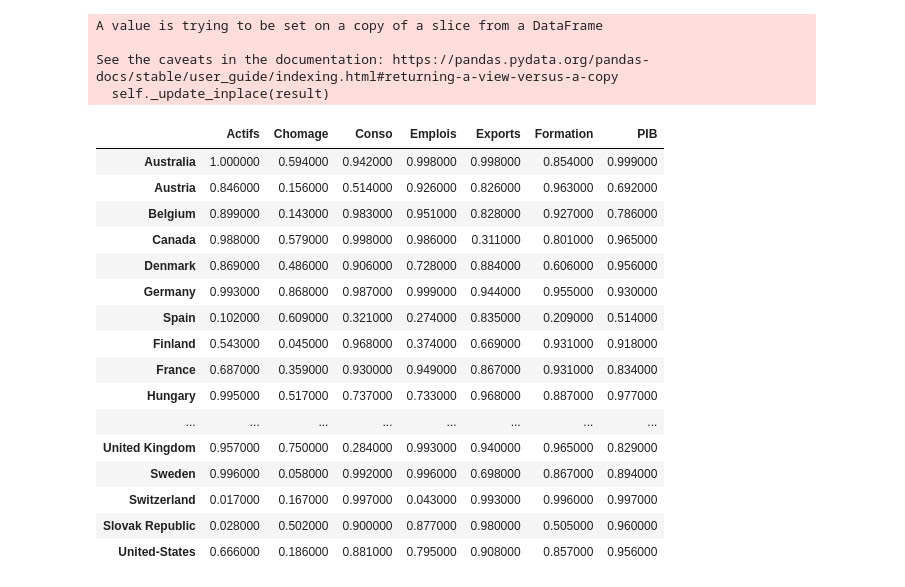
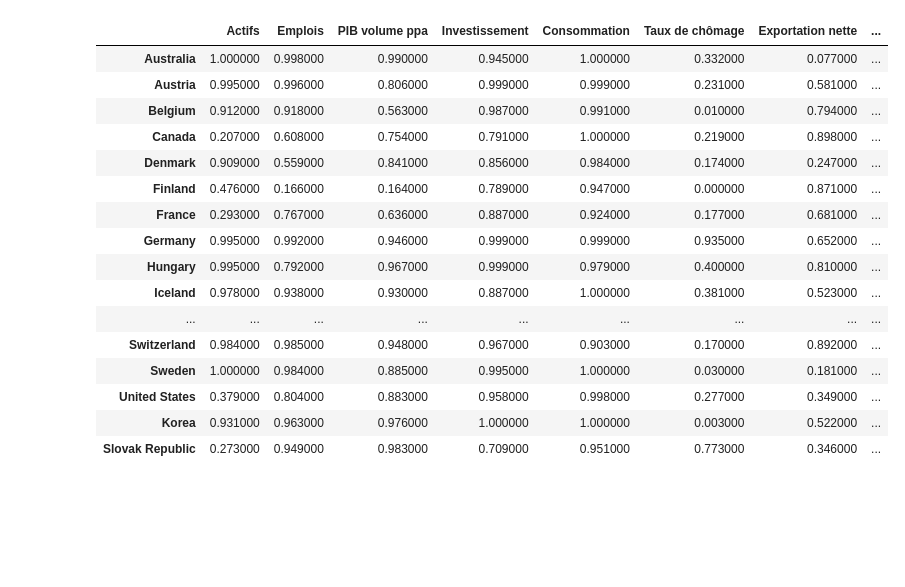
Before and after one commit to Adrien-Mcode/Stat-app-Trumpnomics, a Jupyter notebook: Stationnarité.ipynb, the cells around one changed output. Cells and saved outputs as stored; diff of their text form; code cells hidden in the pictures; blank space fills up the shorter version.

```diff
--- a/Stationnarité.ipynb
+++ b/Stationnarité.ipynb
@@ -28,2 +61,5 @@ log_diff_serie.plot()
+# %%
+pays_ocde = [i for i in data2['Country'].unique()]
+variables = [i for i in data2['VARIABLE'].unique()]
 # %%
 #Préparation des fonctions
@@ -45,7 +81,8 @@ def adf_logdiff(serie1):
 # %%
 # Exemple avec la série temporelle du PIB des USA
 
-serie1 = data['United-States']['PIB']
+serie1 = data2.loc[data2['Country'] == 'United States'].loc[data2['VARIABLE'] == 'GDPVD']['Value'].reset_index().drop('index', axis = 1)
+
 print('P-value pour le test KPSS de la série brute:', kpss_test(serie1))
 print('P-value pour le test KPSS de la série log différenciée:', kpss_logdiff(serie1))
 
@@ -63,51 +106,35 @@ P-value pour le test ADF de la série log différenciée: 0.24
-# %%
-pays_ocde = {"Australia" :'AUS',"Austria":'AUT',"Belgium":'BEL',"Canada":'CAN',"Denmark":'DNK', "Germany" :'DEU', "Spain":'ESP',
-             "Finland":'FIN',"France":'FRA',"Hungary":'HUN',"Ireland":'IRL', "Iceland": 'ISL', "Italy":'ITA', 'Korea': 'KOR',
-             "Japan":'JPN',"Luxembourg":'LUX',"Norway":'NOR',"New-Zealand":'NZL',"Netherlands":'NLD',"Portugal":'PRT',
-             "United Kingdom":'GBR',"Sweden":'SWE',"Switzerland":'CHE',"Slovak Republic":'SVK',"United-States":'USA'}
-
-variables = ['Actifs', 'Chomage', 'Conso', 'Emplois', 'Exports', 'Formation', 'PIB']
-# %%
-pays = []
-for x in pays_ocde.keys():
-    pays.append(x)
 # %%
 # Tableau des p-value des test ADF sur les séries brutes (on s'attend à ne pas avoir beaucoup de séries stationnaires)
 
-tabadf_brut = pd.DataFrame(index= variables, columns= pays)
+tabadf_brut = pd.DataFrame(index= variables, columns= pays_ocde)
 
-for a in pays_ocde.keys():
+for a in pays_ocde:
     for b in variables:
-        serie1 = data[a][b]
-        serie1.dropna(inplace=True)
-        #print(adf_test(serie1))
+        serie1 = data2.loc[data2['Country'] == a].loc[data2['VARIABLE'] == b]['Value'].reset_index().drop('index', axis = 1)
         tabadf_brut[a][b] = adf_test(serie1)
 tabadf_brut = tabadf_brut.T
+tabadf_brut = tabadf_brut.rename(columns={"LF": "Actifs", "ET": "Emplois", 'GDPVD': 'PIB volume ppa', 'IT': 'Investissement', 'CP':'Consommation', 'UNR': 'Taux de chômage', 'FBGS': 'Exportation nette', 'GDP': 'PIB nominal'})
+
 tabadf_brut.style.applymap(lambda x: 'background-color : yellow' if x < 0.05 else '')
-
 # Les valeurs en jaune correspondent aux p-value des séries stationnaires
 # %% [output]
-A value is trying to be set on a copy of a slice from a DataFrame
-
-See the caveats in the documentation: https://pandas.pydata.org/pandas-docs/stable/user_guide/indexing.html#returning-a-view-versus-a-copy
-  self._update_inplace(result)
-|  | Actifs | Chomage | Conso | Emplois | Exports | Formation | PIB |
-| Australia | 1.000000 | 0.594000 | 0.942000 | 0.998000 | 0.998000 | 0.854000 | 0.999000 |
-| Austria | 0.846000 | 0.156000 | 0.514000 | 0.926000 | 0.826000 | 0.963000 | 0.692000 |
-| Belgium | 0.899000 | 0.143000 | 0.983000 | 0.951000 | 0.828000 | 0.927000 | 0.786000 |
-| Canada | 0.988000 | 0.579000 | 0.998000 | 0.986000 | 0.311000 | 0.801000 | 0.965000 |
-| Denmark | 0.869000 | 0.486000 | 0.906000 | 0.728000 | 0.884000 | 0.606000 | 0.956000 |
-| Germany | 0.993000 | 0.868000 | 0.987000 | 0.999000 | 0.944000 | 0.955000 | 0.930000 |
-| Spain | 0.102000 | 0.609000 | 0.321000 | 0.274000 | 0.835000 | 0.209000 | 0.514000 |
-| Finland | 0.543000 | 0.045000 | 0.968000 | 0.374000 | 0.669000 | 0.931000 | 0.918000 |
-| France | 0.687000 | 0.359000 | 0.930000 | 0.949000 | 0.867000 | 0.931000 | 0.834000 |
-| Hungary | 0.995000 | 0.517000 | 0.737000 | 0.733000 | 0.968000 | 0.887000 | 0.977000 |
-| ... | ... | ... | ... | ... | ... | ... | ... |
-| United Kingdom | 0.957000 | 0.750000 | 0.284000 | 0.993000 | 0.940000 | 0.965000 | 0.829000 |
-| Sweden | 0.996000 | 0.058000 | 0.992000 | 0.996000 | 0.698000 | 0.867000 | 0.894000 |
-| Switzerland | 0.017000 | 0.167000 | 0.997000 | 0.043000 | 0.993000 | 0.996000 | 0.997000 |
-| Slovak Republic | 0.028000 | 0.502000 | 0.900000 | 0.877000 | 0.980000 | 0.505000 | 0.960000 |
-| United-States | 0.666000 | 0.186000 | 0.881000 | 0.795000 | 0.908000 | 0.857000 | 0.956000 |
+|  | Actifs | Emplois | PIB volume ppa | Investissement | Consommation | Taux de chômage | Exportation nette | ... |
+| Australia | 1.000000 | 0.998000 | 0.990000 | 0.945000 | 1.000000 | 0.332000 | 0.077000 | ... |
+| Austria | 0.995000 | 0.996000 | 0.806000 | 0.999000 | 0.999000 | 0.231000 | 0.581000 | ... |
+| Belgium | 0.912000 | 0.918000 | 0.563000 | 0.987000 | 0.991000 | 0.010000 | 0.794000 | ... |
+| Canada | 0.207000 | 0.608000 | 0.754000 | 0.791000 | 1.000000 | 0.219000 | 0.898000 | ... |
+| Denmark | 0.909000 | 0.559000 | 0.841000 | 0.856000 | 0.984000 | 0.174000 | 0.247000 | ... |
+| Finland | 0.476000 | 0.166000 | 0.164000 | 0.789000 | 0.947000 | 0.000000 | 0.871000 | ... |
+| France | 0.293000 | 0.767000 | 0.636000 | 0.887000 | 0.924000 | 0.177000 | 0.681000 | ... |
+| Germany | 0.995000 | 0.992000 | 0.946000 | 0.999000 | 0.999000 | 0.935000 | 0.652000 | ... |
+| Hungary | 0.995000 | 0.792000 | 0.967000 | 0.999000 | 0.979000 | 0.400000 | 0.810000 | ... |
+| Iceland | 0.978000 | 0.938000 | 0.930000 | 0.887000 | 1.000000 | 0.381000 | 0.523000 | ... |
+| ... | ... | ... | ... | ... | ... | ... | ... | ... |
+| Switzerland | 0.984000 | 0.985000 | 0.948000 | 0.967000 | 0.903000 | 0.170000 | 0.892000 | ... |
+| Sweden | 1.000000 | 0.984000 | 0.885000 | 0.995000 | 1.000000 | 0.030000 | 0.181000 | ... |
+| United States | 0.379000 | 0.804000 | 0.883000 | 0.958000 | 0.998000 | 0.277000 | 0.349000 | ... |
+| Korea | 0.931000 | 0.963000 | 0.976000 | 1.000000 | 1.000000 | 0.003000 | 0.522000 | ... |
+| Slovak Republic | 0.273000 | 0.949000 | 0.983000 | 0.709000 | 0.951000 | 0.773000 | 0.346000 | ... |
 # %%
 # On rempli le tableau avec les p-value du test ADF
 
```
Also changed, not shown: parts of 15 cells of this notebook.
